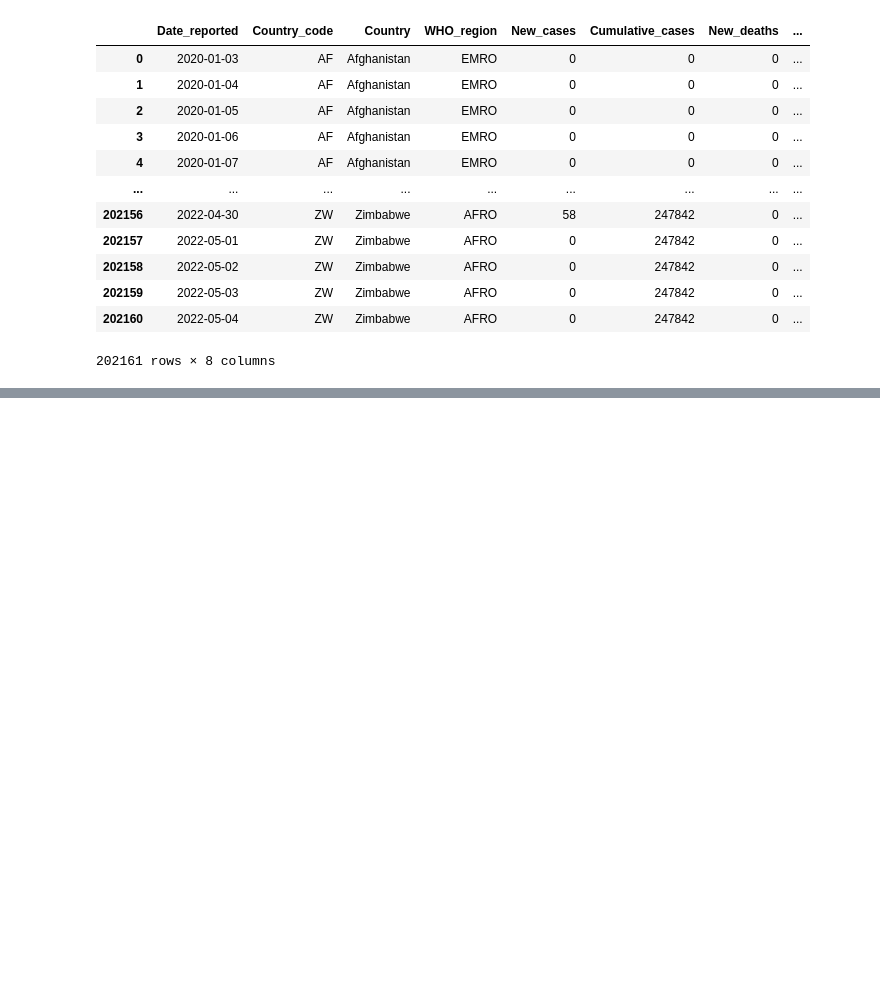
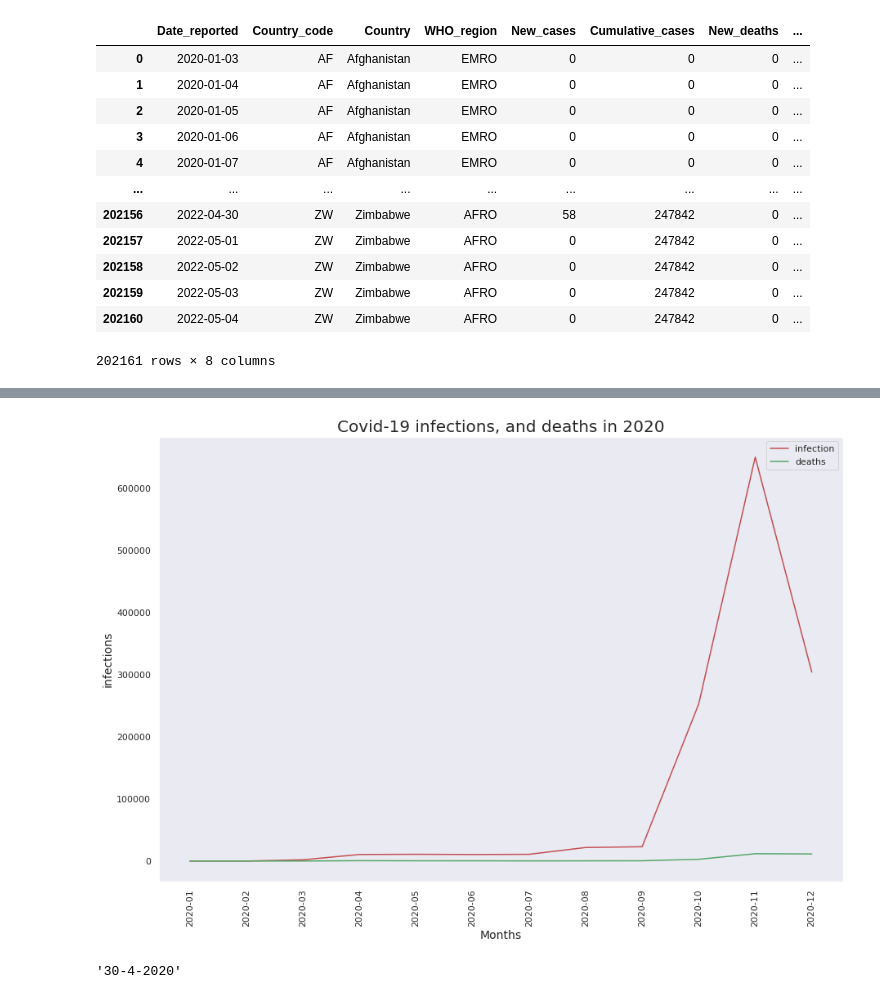
Before and after one commit to yellowBunnyy/python_api_proj, a Jupyter notebook: data_sets/prepare_data.ipynb, the cells around one changed output, grey strips where cells are left out. Saved outputs shown, nothing was run; the diff lists cells and outputs as text; code cells hidden in the pictures; blank space fills up the shorter version.

Commit message:
created finish stage ONE with plot

```diff
--- a/data_sets/prepare_data.ipynb
+++ b/data_sets/prepare_data.ipynb
@@ -43,0 +30,13 @@ pol_cov
+# %%
+# prepare data for analisis
+pol_cov = cov_df[cov_df["Country_code"] == "PL"]
+columns = ["Date_reported","New_cases", "Cumulative_cases", "New_deaths", "Cumulative_deaths"]
+pol_cov = pol_cov[columns].reset_index().drop("index", axis=1)
+pol_cov["Date_reported"] = pd.to_datetime(pol_cov["Date_reported"])
+start_date = datetime.datetime(2020,1,1)
+stop_date = datetime.datetime(2020,12,31)
+mask = (pol_cov["Date_reported"] >= start_date) & (pol_cov["Date_reported"] <= stop_date)
+pol_cov = pol_cov[mask]
+pol_cov = pol_cov.set_index(pol_cov["Date_reported"]).drop("Date_reported", axis=1)
+pol_cov_month = pol_cov.groupby(pol_cov.index.to_period('m')).sum().drop(["Cumulative_cases", "Cumulative_deaths"], axis=1) # get month summary ammount
+pol_cov
@@ -43,0 +58,4 @@ pol_cov
+# %%
+pol_cov_month = pol_cov_month.reset_index()
+pol_cov_month["Date_reported"] = pol_cov_month["Date_reported"].astype(str)
+pol_cov_month
@@ -43,0 +76,12 @@ pol_cov
+# %%
+plt.figure(figsize=(15,10))
+plt.xticks(rotation=90)
+plt.xlabel("Months", fontdict={'fontsize': 14})
+plt.ylabel("infections", fontdict={'fontsize': 14})
+plt.grid()
+plt.title("Covid-19 infections, and deaths in 2020", fontdict={'fontsize':20})
+plt.plot(pol_cov_month["Date_reported"], pol_cov_month["New_cases"], color='r')
+plt.plot(pol_cov_month["Date_reported"], pol_cov_month["New_deaths"], color='g')
+plt.legend(["infection", "deaths"])
+# %% [output]
+[figure, added]
@@ -43,0 +102,12 @@ pol_cov
+# %%
+flu_df = flu_df.set_index(flu_df["Unnamed: 0"])
+flu_df
+def remove_first_number(s):
+    patt = "[0-9]*-"
+    return re.sub(patt, '',s, 1)
+
+val = flu_df.iloc[15,0]
+remove_first_number(val)
+# flu_df.groupby(flu_df.index.to_period('m')).sum()
+# %% [output]
+'30-4-2020'
```
Also changed, not shown: parts of 5 cells of this notebook, 3 other files.
